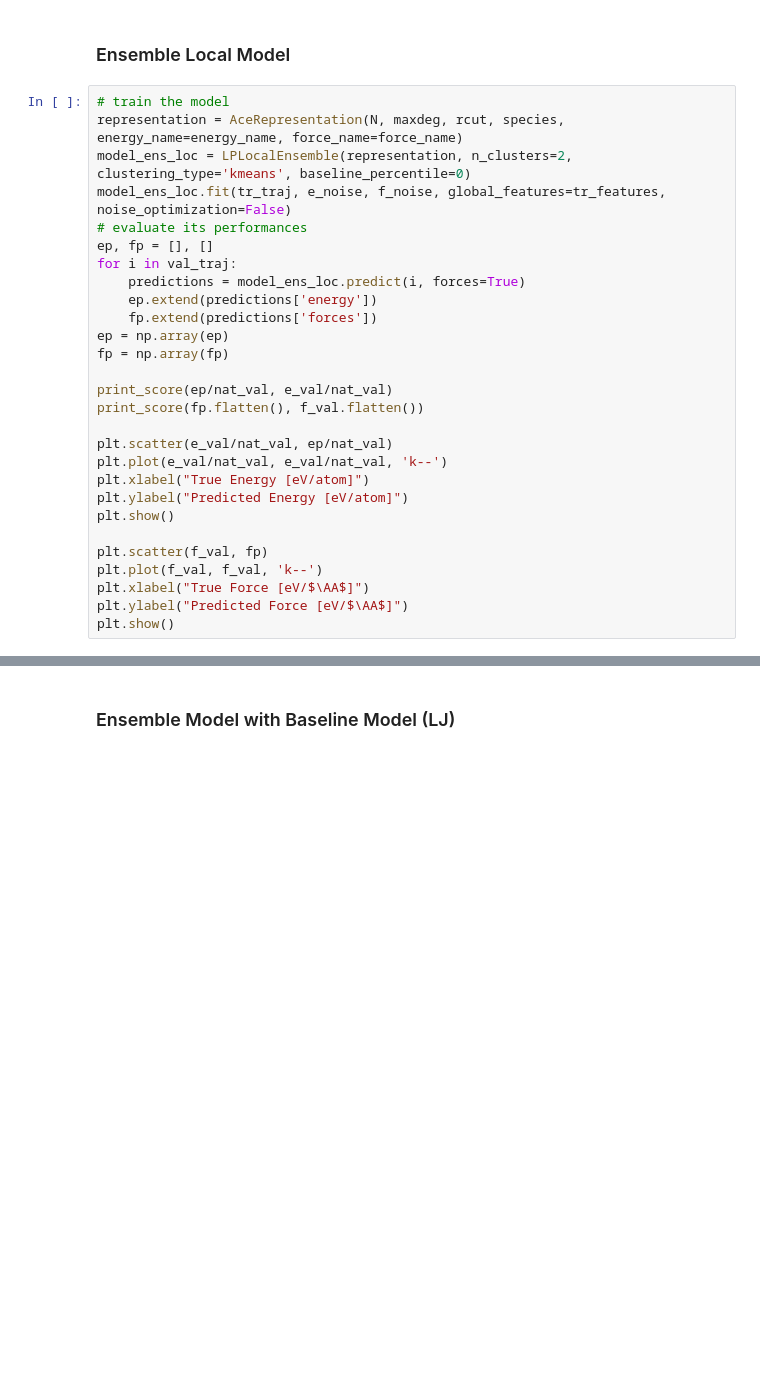
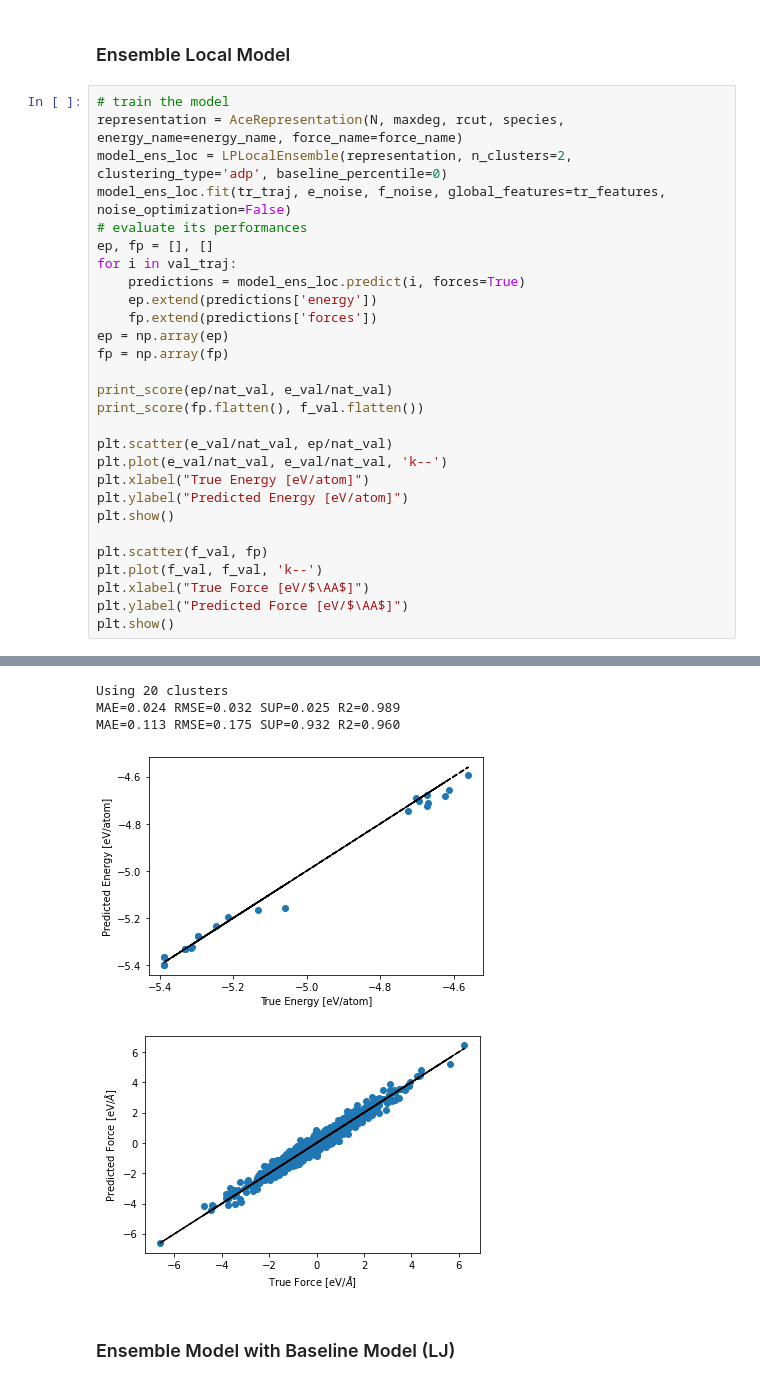
Before and after one commit to ClaudioZeni/Castle, a Jupyter notebook: notebooks/Test.ipynb, the cells around one changed output, grey strips where cells are left out. Saved outputs shown, nothing was run; the diff lists cells and outputs as text; blank space fills up the shorter version.

```diff
--- a/notebooks/Test.ipynb
+++ b/notebooks/Test.ipynb
@@ -117,7 +119,7 @@ MAE=0.111 RMSE=0.165 SUP=0.874 R2=0.966
 # %%
 # train the model
 representation = AceRepresentation(N, maxdeg, rcut, species, energy_name=energy_name, force_name=force_name)
-model_ens_loc = LPLocalEnsemble(representation, n_clusters=2, clustering_type='kmeans', baseline_percentile=0)
+model_ens_loc = LPLocalEnsemble(representation, n_clusters=2, clustering_type='adp', baseline_percentile=0)
 model_ens_loc.fit(tr_traj, e_noise, f_noise, global_features=tr_features, noise_optimization=False)
 # evaluate its performances
 ep, fp = [], []
@@ -147,3 +151,8 @@ TypeError: fit() got an unexpected keyword argument 'global_descriptors'
+Using 20 clusters
+MAE=0.024 RMSE=0.032 SUP=0.025 R2=0.989
+MAE=0.113 RMSE=0.175 SUP=0.932 R2=0.960
+[figure, added]
+[figure, added]
 # %% [markdown]
 ### Ensemble Model with Baseline Model (LJ)
 # %%
```
Also changed, not shown: parts of 4 cells of this notebook, 4 other files.
